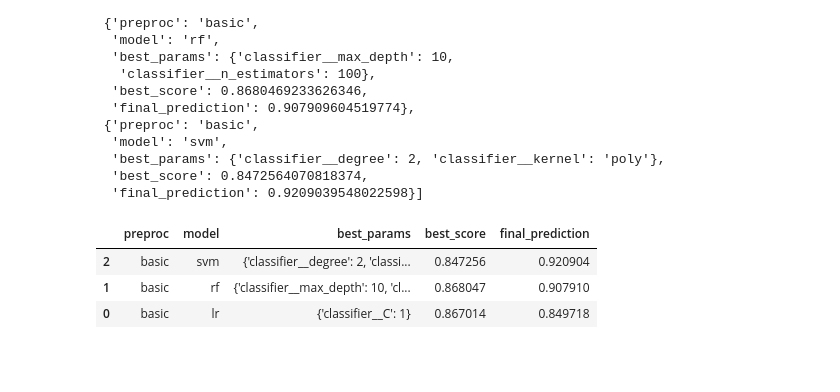
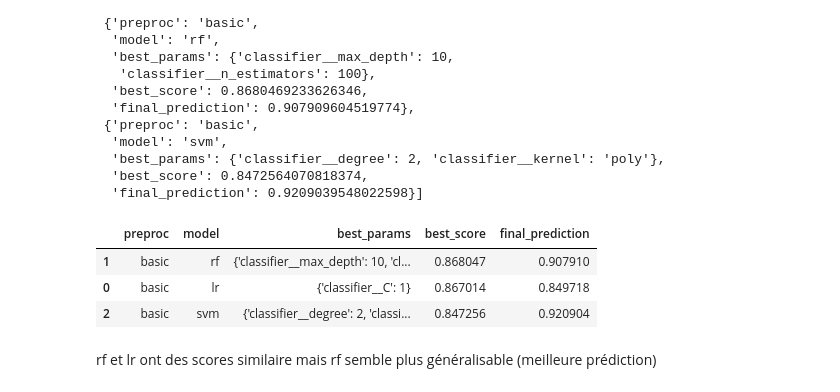
Before and after one commit to GillesBour/formation-data-science, a Jupyter notebook: BLOC4/notebooks/TP pipelines.ipynb, the cells around one changed output. Cells and saved outputs as stored; diff of their text form; code cells hidden in the pictures; blank space fills up the shorter version.

```diff
--- a/BLOC4/notebooks/TP pipelines.ipynb
+++ b/BLOC4/notebooks/TP pipelines.ipynb
@@ -590,9 +590,11 @@ results
   'final_prediction': 0.9209039548022598}]
 # %%
 pd.set_option('display.max_colwidth', 300)
-pd.DataFrame(results).sort_values(by='final_prediction', ascending=False)
+pd.DataFrame(results).sort_values(by='best_score', ascending=False)
 # %% [output]
 |  | preproc | model | best_params | best_score | final_prediction |
-| 2 | basic | svm | {'classifier__degree': 2, 'classi... | 0.847256 | 0.920904 |
 | 1 | basic | rf | {'classifier__max_depth': 10, 'cl... | 0.868047 | 0.907910 |
 | 0 | basic | lr | {'classifier__C': 1} | 0.867014 | 0.849718 |
+| 2 | basic | svm | {'classifier__degree': 2, 'classi... | 0.847256 | 0.920904 |
+# %% [markdown]
+rf et lr ont des scores similaire mais rf semble plus généralisable (meilleure prédiction)
```
